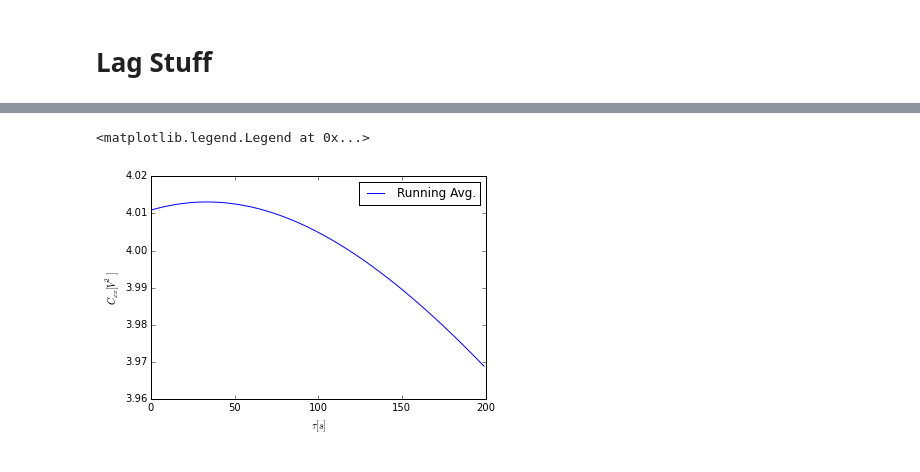
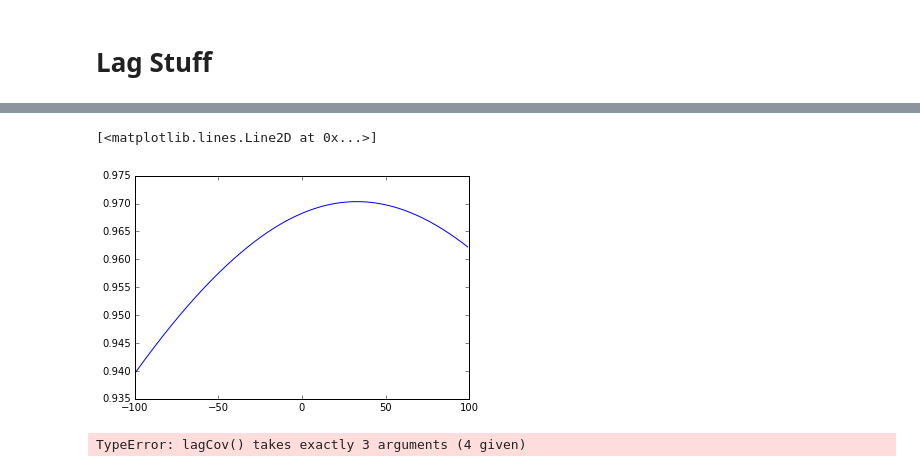
Before and after one commit to MDWine/Phys411, a Jupyter notebook: ProjectMinDat.ipynb, the cells around one changed output, grey strips where cells are left out. Saved outputs shown, nothing was run; the diff lists cells and outputs as text; code cells hidden in the pictures.

```diff
--- a/ProjectMinDat.ipynb
+++ b/ProjectMinDat.ipynb
@@ -184,24 +138,31 @@ plt.plot(cxy)
 # %%
-x1 = temps[1]
-x2 = temps[0]
+def lagCov(x1,x2,r):
+    x1 -= np.mean(x1)
+    x2 -= np.mean(x2)
+    lags = range(-r,r) # the lags are integers
+    cxx1=0.*np.array(lags)
+    # note that mean(x1)=mean(x2)=0
+    # tau is the lag.
+    for ind,tau in enumerate(lags):
+        if tau<0:
+            cxx1[ind]=np.mean(x2[:tau]*x1[-tau:])
+        elif tau==0:
+            cxx1[ind]=np.mean(x1*x2)
+        else:
+            cxx1[ind]=np.mean(x1[:-tau]*x2[tau:])
+    rho = cxx1/(np.std(x1)*np.std(x2))
+    maxtau = np.argmax(rho)-r
+    return rho, lags, maxtau
 
-lags = range(0,200) # the lags are integers
-cxx1=0.*np.array(lags)
-# note that mean(x1)=mean(x2)=0
-# tau is the lag.
-for ind,tau in enumerate(lags):
-    if tau<0:
-        cxx1[ind]=np.mean(x1[:tau]*x2[-tau:])
-    elif tau==0:
-        cxx1[ind]=np.mean(x1*x2)
-    else:
-        cxx1[ind]=np.mean(x1[:-tau]*x2[tau:])
-rho = cxx1/(np.std(x1)*np.std(x2))
-fig,ax=plt.subplots(1,1,)
-ax.plot(lags,rho,label='Running Avg.')
-ax.set_xlabel(r'$\tau [s]$')
-ax.set_ylabel('$C_{xx} [V^2]$')
-ax.legend()
+#lagCov(temps[1],temps[0],3000,line=False)
+
+rho, lags, tau = lagCov(temps[1],temps[0],100)
+plt.plot(lags,rho)
 # %% [output]
-<matplotlib.legend.Legend at 0x...>
+[<matplotlib.lines.Line2D at 0x...>]
-[figure, old version]
+[figure, new version]
+# %%
+#lagCov(temps[1],temps[0],5000,line=False)
+lagCov(temps[1],temps[2],20,'JB vs JM')
+# %% [output]
+TypeError: lagCov() takes exactly 3 arguments (4 given)
```
Also changed, not shown: parts of 12 cells of this notebook, 1 other file.
